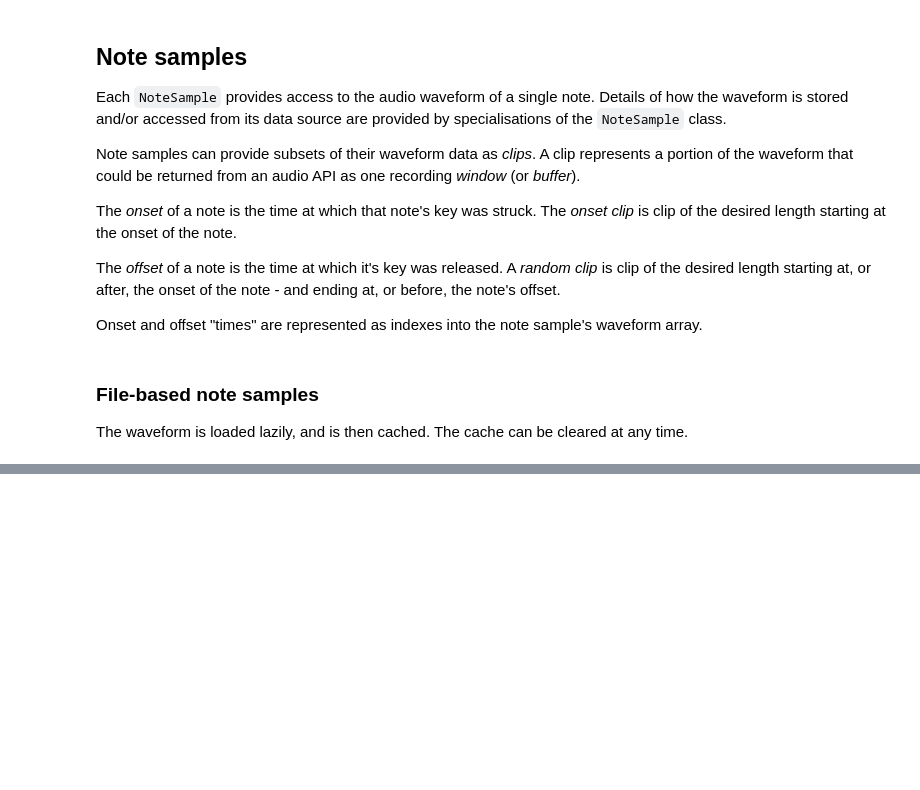
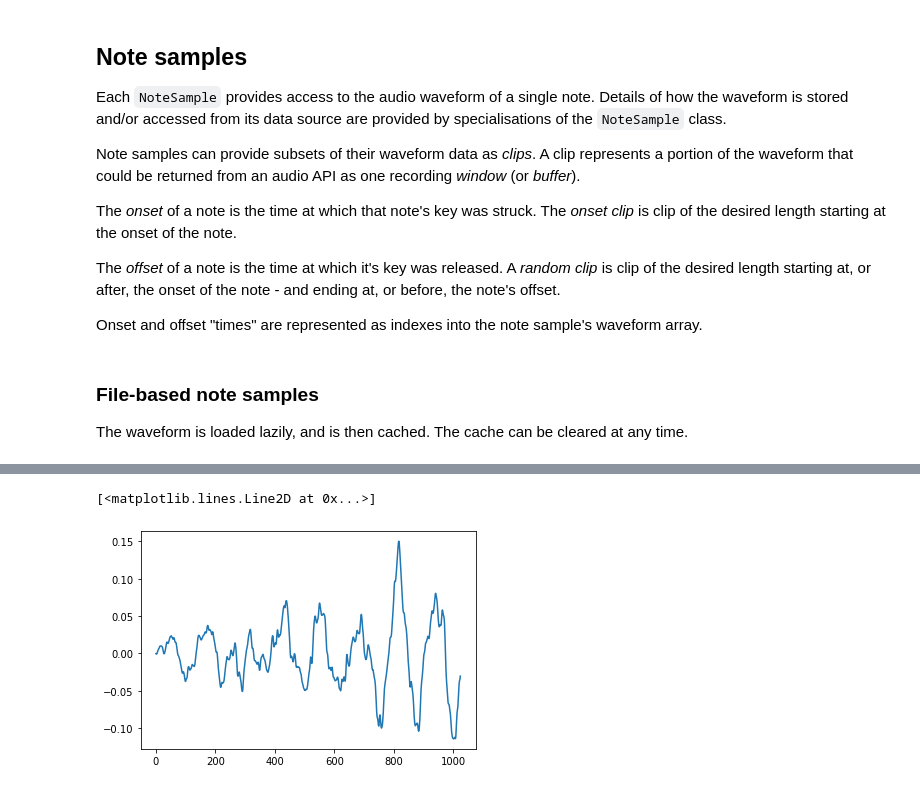
Before and after one commit to gavlock/100-days-of-code, a Jupyter notebook: machine-learning/piano/Refactoring dataset importing.ipynb, the cells around one changed output, grey strips where cells are left out. Saved outputs shown, nothing was run; the diff lists cells and outputs as text; code cells hidden in the pictures; blank space fills up the shorter version.

Commit message:
Continue refactoring dataset importing

```diff
--- a/machine-learning/piano/Refactoring dataset importing.ipynb
+++ b/machine-learning/piano/Refactoring dataset importing.ipynb
@@ -62,14 +67,3 @@ class NoteSample:
 ### File-based note samples
 
 The waveform is loaded lazily, and is then cached. The cache can be cleared at any time.
-# %%
-class FileBasedNoteSample:
-    def __init(self, filename):
-        self.filename = filename
-        self.waveform = None
-
-    def clear():
-        self.waveform = None
-
-    def get_waveform():
-        return self.waveform
@@ -96,8 +116,7 @@ class Dataset:
     def __init__(self):
         self.notes = [Silence()]
         self.notes.extend(Note(index) for index in range(1, Dataset.MAX_NOTE_INDEX + 1))
-        pass
 
     def add_datasource(self, datasource):
-        for sample in datasource.get_samples:
-            self.notes[sample.note_index].add_sample(sample)
+        for note_index, sample in datasource.get_samples():
+            self.notes[note_index].add_sample(sample)
@@ -117,0 +197,10 @@ class MAPS(DataSource):
+# %%
+dataset = Dataset()
+dataset.add_datasource(MAPS('/datasets/audio/maps'))
+
+for sample in dataset.notes[54].samples:
+    print(sample.filename)
+
+print("\nSample rate: {0}".format(dataset.notes[54].samples[0].get_sample_rate()))
+
+print("\nTest clip: {0}".format(dataset.notes[54].samples[0].get_onset_clip(8)))
@@ -117,0 +225,10 @@ class MAPS(DataSource):
+# %%
+import pylab
+
+sample = dataset.notes[54].samples[0]
+window_size = 1024
+
+pylab.plot(range(window_size), sample.get_onset_clip(window_size))
+# %% [output]
+[<matplotlib.lines.Line2D at 0x...>]
+[figure, added]
```
Also changed, not shown: parts of 9 cells of this notebook, 1 other file.
